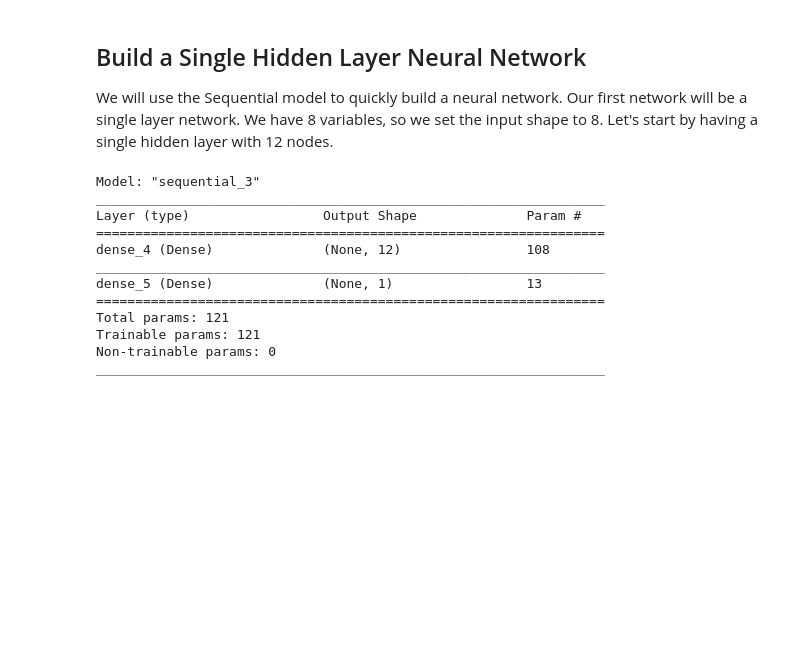
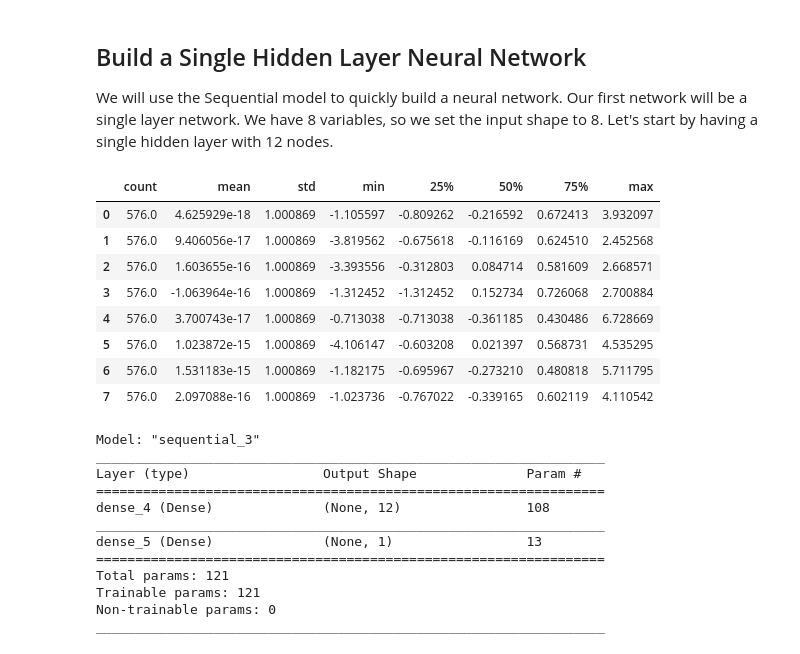
Before and after one commit to HyosikMoon/Coursera, a Jupyter notebook: Machine_Learning/Course5_Deep_Learning_and_Reinforcement_Learning/Keras/05d_LAB_Keras_Intro.ipynb, the cells around one changed output. Drawn from its saved outputs; the diff is of its cells as text; code cells hidden in the pictures; blank space fills up the shorter version.

```diff
--- a/Machine_Learning/Course5_Deep_Learning_and_Reinforcement_Learning/Keras/05d_LAB_Keras_Intro.ipynb
+++ b/Machine_Learning/Course5_Deep_Learning_and_Reinforcement_Learning/Keras/05d_LAB_Keras_Intro.ipynb
@@ -191,6 +191,18 @@ We will use the Sequential model to quickly build a neural network.  Our first n
 normalizer = StandardScaler()
 X_train_norm = normalizer.fit_transform(X_train)
 X_test_norm = normalizer.transform(X_test)
+# %%
+pd.DataFrame(X_train_norm).describe().T
+# %% [output]
+|  | count | mean | std | min | 25% | 50% | 75% | max |
+| 0 | 576.0 | 4.625929e-18 | 1.000869 | -1.105597 | -0.809262 | -0.216592 | 0.672413 | 3.932097 |
+| 1 | 576.0 | 9.406056e-17 | 1.000869 | -3.819562 | -0.675618 | -0.116169 | 0.624510 | 2.452568 |
+| 2 | 576.0 | 1.603655e-16 | 1.000869 | -3.393556 | -0.312803 | 0.084714 | 0.581609 | 2.668571 |
+| 3 | 576.0 | -1.063964e-16 | 1.000869 | -1.312452 | -1.312452 | 0.152734 | 0.726068 | 2.700884 |
+| 4 | 576.0 | 3.700743e-17 | 1.000869 | -0.713038 | -0.713038 | -0.361185 | 0.430486 | 6.728669 |
+| 5 | 576.0 | 1.023872e-15 | 1.000869 | -4.106147 | -0.603208 | 0.021397 | 0.568731 | 4.535295 |
+| 6 | 576.0 | 1.531183e-15 | 1.000869 | -1.182175 | -0.695967 | -0.273210 | 0.480818 | 5.711795 |
+| 7 | 576.0 | 2.097088e-16 | 1.000869 | -1.023736 | -0.767022 | -0.339165 | 0.602119 | 4.110542 |
 # %%
 # Define the Model
 # Input size is 8-dimensional
```
Also changed, not shown: parts of 9 cells of this notebook, 2 other files.
